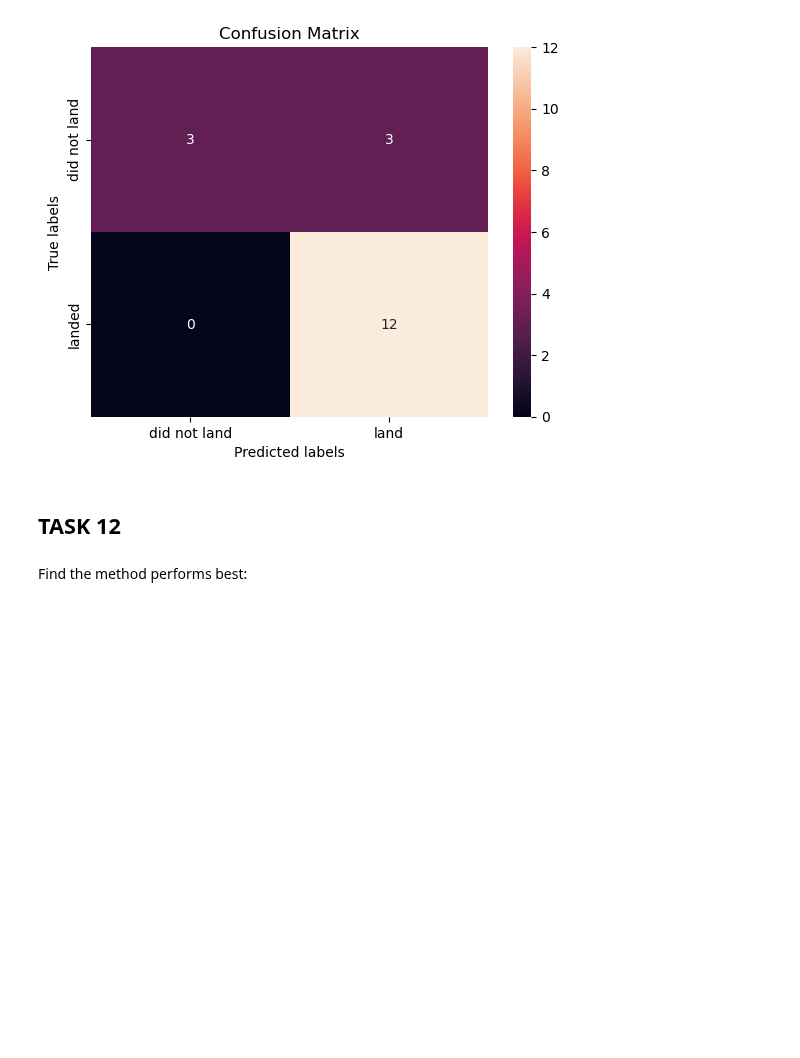
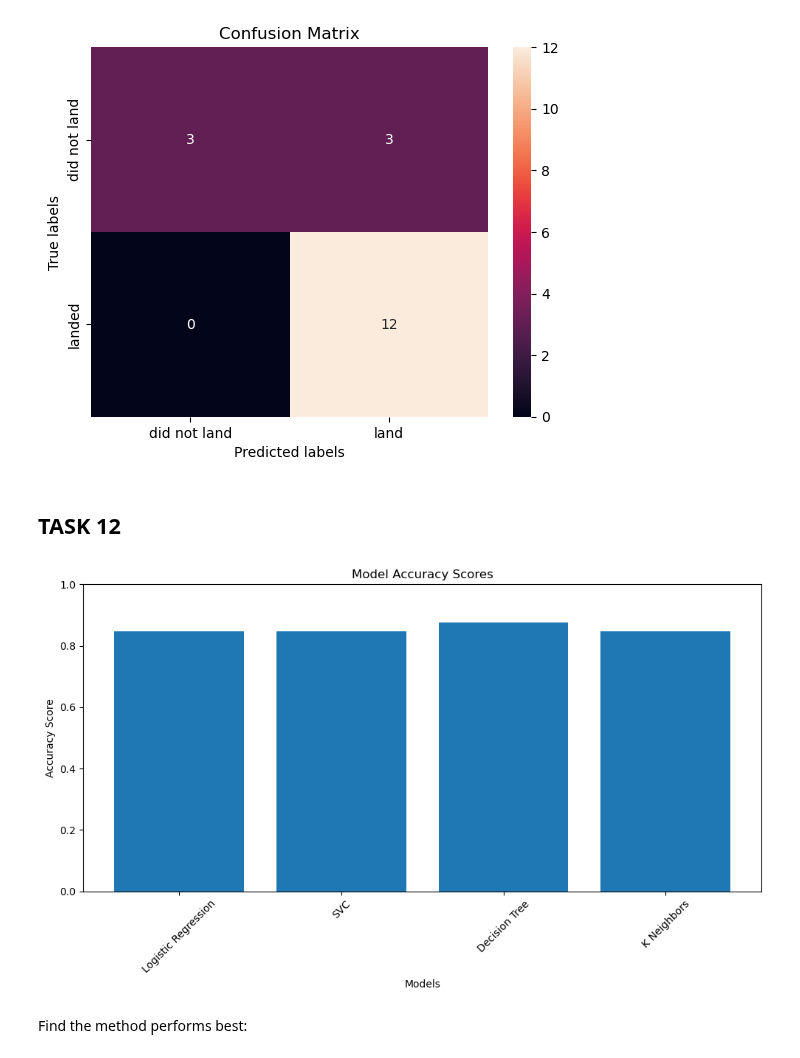
Before and after one commit to lurodriguezva/Appliedds, a Jupyter notebook: SpaceX_Machine_Learning_Prediction_Part_5.jupyterlite.ipynb, the cells around one changed output. Drawn from its saved outputs; the diff is of its cells as text; code cells hidden in the pictures; blank space fills up the shorter version.

```diff
--- a/SpaceX_Machine_Learning_Prediction_Part_5.jupyterlite.ipynb
+++ b/SpaceX_Machine_Learning_Prediction_Part_5.jupyterlite.ipynb
@@ -178,6 +178,7 @@ We output the <code>GridSearchCV</code> object for logistic regression. We displ
 # %%
 print("tuned hpyerparameters :(best parameters) ",logreg_cv.best_params_)
 print("accuracy :",logreg_cv.best_score_)
+logisticRegression = logreg_cv.best_score_
 # %% [output]
 tuned hpyerparameters :(best parameters)  {'C': 0.01, 'penalty': 'l2', 'solver': 'lbfgs'}
 accuracy : 0.8464285714285713
@@ -224,6 +225,7 @@ GridSearchCV(cv=10, estimator=SVC(),
 # %%
 print("tuned hpyerparameters :(best parameters) ",svm_cv.best_params_)
 print("accuracy :",svm_cv.best_score_)
+svc = svm_cv.best_score_
 # %% [output]
 tuned hpyerparameters :(best parameters)  {'C': 1.0, 'gamma': 0.03162277660168379, 'kernel': 'sigmoid'}
 accuracy : 0.8482142857142856
@@ -274,4 +276,5 @@ GridSearchCV(cv=10, estimator=DecisionTreeClassifier(),
 # %%
 print("tuned hpyerparameters :(best parameters) ",tree_cv.best_params_)
 print("accuracy :",tree_cv.best_score_)
+decisionTreeClassifier = tree_cv.best_score_
 # %% [output]
@@ -318,6 +321,7 @@ GridSearchCV(cv=10, estimator=KNeighborsClassifier(),
 # %%
 print("tuned hpyerparameters :(best parameters) ",knn_cv.best_params_)
 print("accuracy :",knn_cv.best_score_)
+kNeighborsClassifier = knn_cv.best_score_
 # %% [output]
 tuned hpyerparameters :(best parameters)  {'algorithm': 'auto', 'n_neighbors': 10, 'p': 1}
 accuracy : 0.8482142857142858
@@ -341,6 +345,23 @@ plot_confusion_matrix(Y_test,yhat)
 [figure]
 # %% [markdown]
 ## TASK  12
+# %%
+data = {"Models": ["Logistic Regression", "SVC", "Decision Tree","K Neighbors"],
+    "Scores": [logisticRegression, svc, decisionTreeClassifier,kNeighborsClassifier]}
+df = pd.DataFrame(data)
+plt.figure(figsize=(10, 6))
+plt.bar(data["Models"], data["Scores"])
+plt.xlabel("Models")
+plt.ylabel("Accuracy Score")
+plt.title("Model Accuracy Scores")
+plt.ylim(0, 1)  # Set the y-axis range (0 to 1 for accuracy)
+
+# Show the plot
+plt.xticks(rotation=45)  # Rotate x-axis labels for better readability
+plt.tight_layout()
+plt.show()
+# %% [output]
+[figure, added]
 # %% [markdown]
 Find the method performs best:
 # %% [markdown]
```
Also changed, not shown: parts of 1 cell of this notebook, 3 other files.
